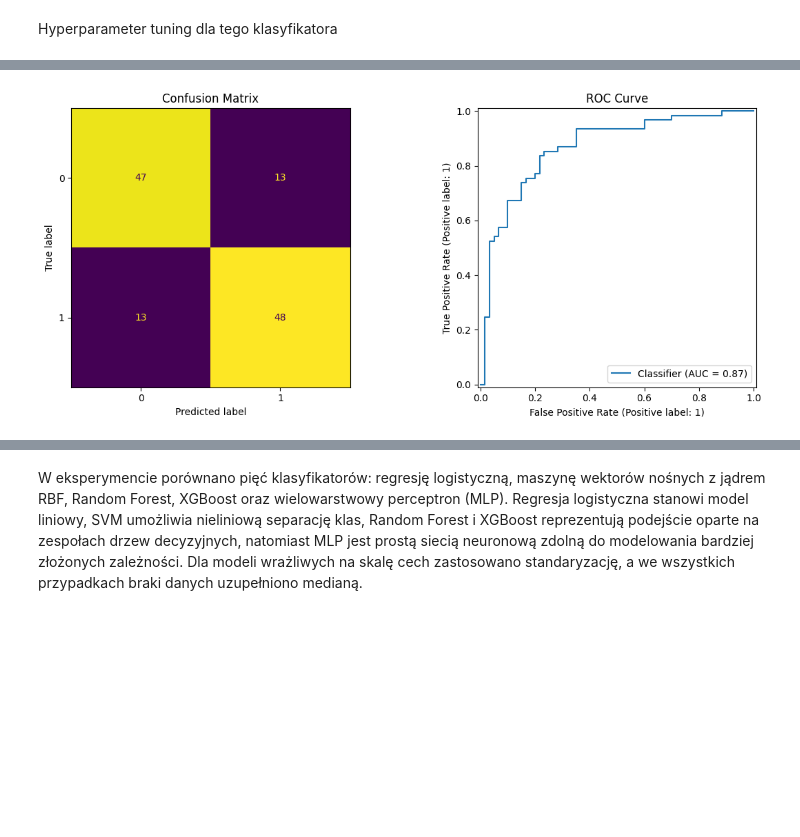
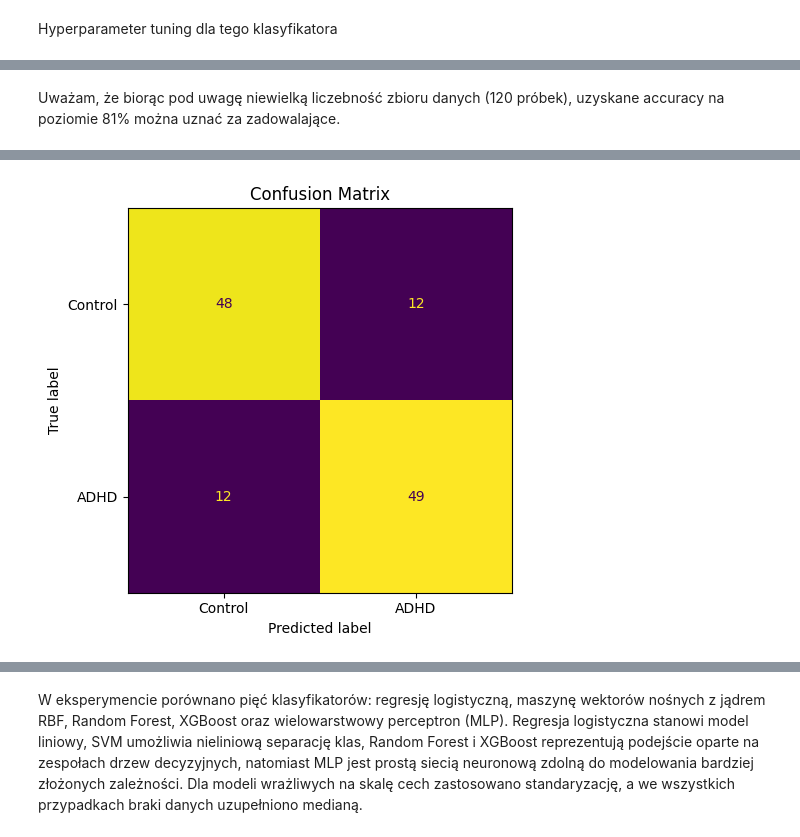
Before and after one commit to NoMoreCookies/NeuronZadanie, a Jupyter notebook: ModelEvaluation.ipynb, the cells around one changed output, grey strips where cells are left out. Cells and saved outputs as stored; diff of their text form; code cells hidden in the pictures; blank space fills up the shorter version.

```diff
--- a/ModelEvaluation.ipynb
+++ b/ModelEvaluation.ipynb
@@ -115,8 +138,15 @@ models = {
 # %% [markdown]
 ## Benchmark bazowy
 # %%
+# =========================
+# Porównanie modeli
+# =========================
+# Ocena modeli z użyciem GroupKFold oraz metryki accuracy.
+# Dla każdego modelu zapisujemy średni wynik accuracy
+# oraz odchylenie standardowe pomiędzy foldami.
+
 results = []
-scoring = ["accuracy", "balanced_accuracy", "f1", "roc_auc"]
+scoring = ["accuracy"]
 
 for name, pipe in models.items():
     scores = cross_validate(
@@ -133,11 +163,9 @@ for name, pipe in models.items():
     results.append({
         "model": name,
         "acc_mean": scores["test_accuracy"].mean(),
-        "bal_acc_mean": scores["test_balanced_accuracy"].mean(),
-        "f1_mean": scores["test_f1"].mean(),
-        "roc_auc_mean": scores["test_roc_auc"].mean(),
+        "acc_std": scores["test_accuracy"].std()
     })
 
-results_df = pd.DataFrame(results).sort_values("roc_auc_mean", ascending=False)
+results_df = pd.DataFrame(results).sort_values("acc_mean", ascending = False)
 print(results_df.round(3))
 # %% [output]
@@ -193,22 +228,16 @@ print(search.best_score_)
+# %% [markdown]
+Uważam, że biorąc pod uwagę niewielką liczebność zbioru danych (120 próbek), uzyskane accuracy na poziomie 81% można uznać za zadowalające.
 # %%
-from sklearn.model_selection import cross_val_predict
-from sklearn.metrics import (
-    confusion_matrix,
-    ConfusionMatrixDisplay,
-    classification_report,
-    accuracy_score,
-    balanced_accuracy_score,
-    f1_score,
-    roc_auc_score,
-    RocCurveDisplay,
-)
-import matplotlib.pyplot as plt
+# =========================
+# Ewaluacja najlepszego modelu
+# =========================
 
+# Najlepszy model wybrany w procesie strojenia hiperparametrów
 best_model = search.best_estimator_
-print("Najlepsze parametry:", search.best_params_)
-print("Best CV ROC-AUC:", round(search.best_score_, 4))
 
-# Predykcje out-of-fold
+# Predykcje out-of-fold:
+# każda obserwacja jest przewidywana przez model,
+# który nie widział jej podczas treningu
 y_pred = cross_val_predict(
     best_model,
     X,
@@ -219,37 +248,17 @@ y_pred = cross_val_predict(
     n_jobs=-1
 )
 
-# Prawdopodobieństwa out-of-fold
-y_proba = cross_val_predict(
-    best_model,
-    X,
-    y_num,
-    cv=cv,
-    groups=groups,
-    method="predict_proba",
-    n_jobs=-1
-)[:, 1]
+# Podstawowa metryka jakości
+print("Accuracy:", round(accuracy_score(y_num, y_pred), 4))
 
-# Metryki
-print("Accuracy:", round(accuracy_score(y_num, y_pred), 4))
-print("Balanced accuracy:", round(balanced_accuracy_score(y_num, y_pred), 4))
-print("F1:", round(f1_score(y_num, y_pred), 4))
-print("ROC-AUC:", round(roc_auc_score(y_num, y_proba), 4))
+# Macierz pomyłek
+cm = confusion_matrix(y_num, y_pred)
+ConfusionMatrixDisplay(
+    confusion_matrix=cm,
+    display_labels=["Control", "ADHD"]
+).plot(colorbar=False)
 
-print("\nClassification report:")
-print(classification_report(y_num, y_pred))
-
-# Confusion matrix
-cm = confusion_matrix(y_num, y_pred)
-
-fig, axes = plt.subplots(1, 2, figsize=(12, 5))
-
-ConfusionMatrixDisplay(confusion_matrix=cm).plot(ax=axes[0], colorbar=False)
-axes[0].set_title("Confusion Matrix")
-
-RocCurveDisplay.from_predictions(y_num, y_proba, ax=axes[1])
-axes[1].set_title("ROC Curve")
-
+plt.title("Confusion Matrix")
 plt.tight_layout()
 plt.show()
 # %% [output]
@@ -272 +266 @@ weighted avg       0.79      0.79      0.79       121
-[figure, old version]
+[figure, new version]
```
Also changed, not shown: parts of 11 cells of this notebook, 1 other file.
